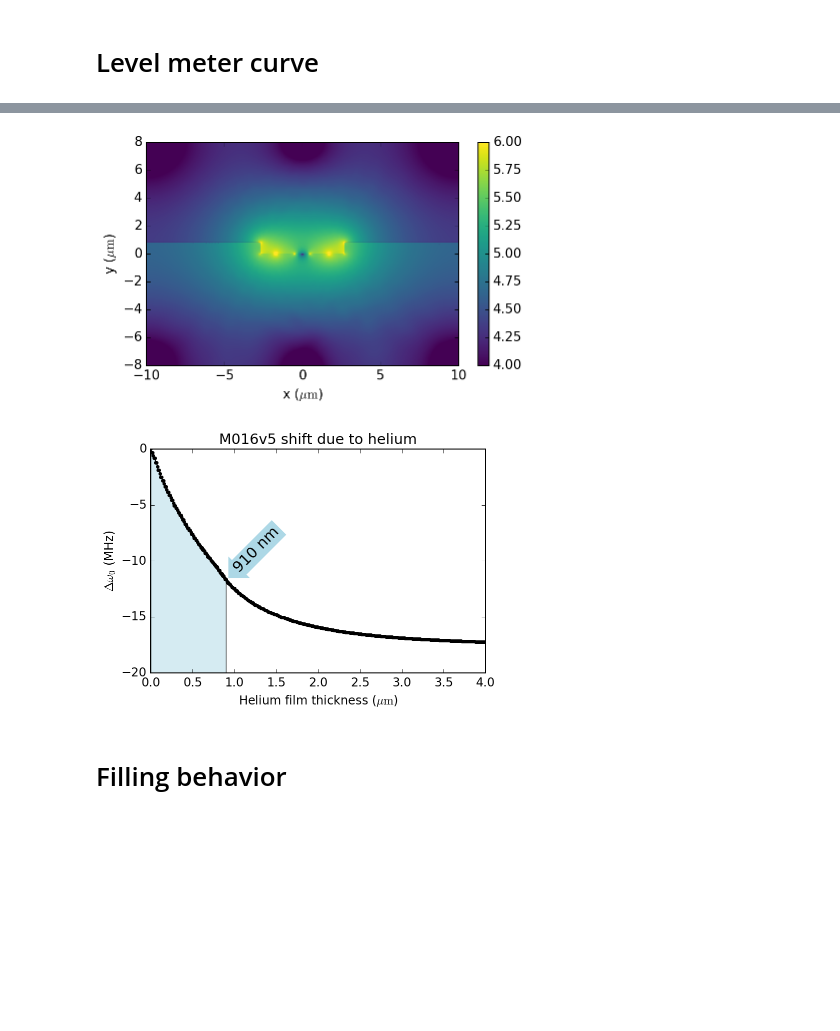
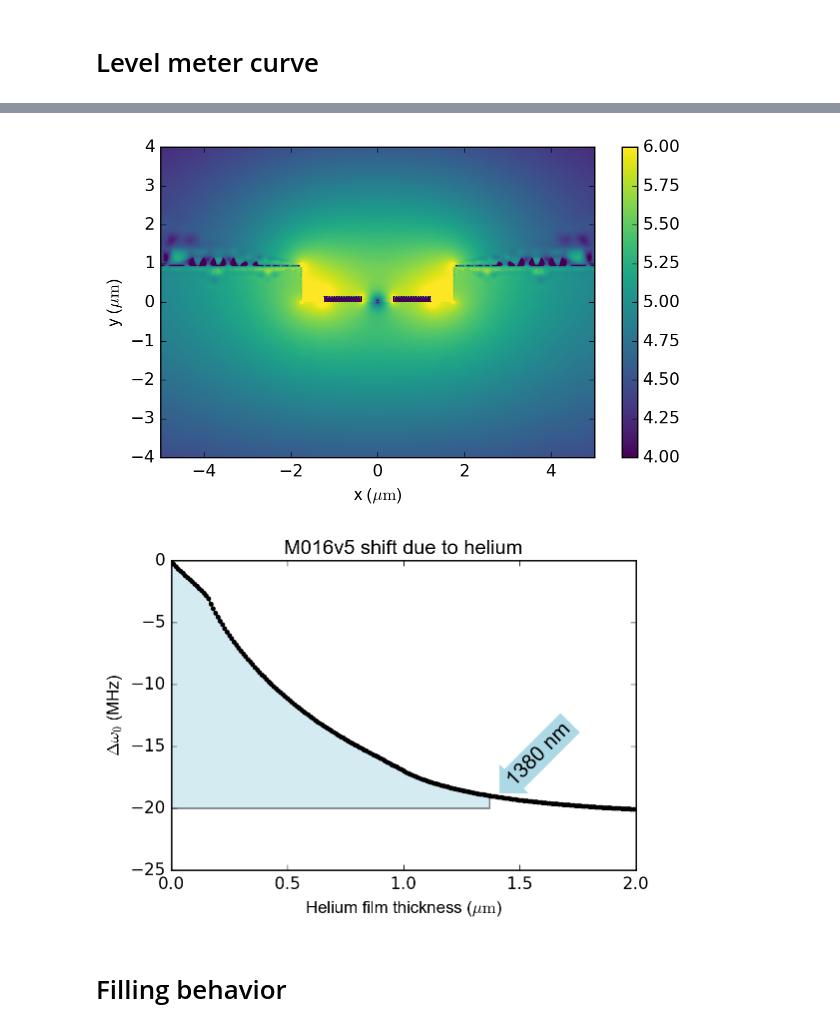
Before and after one commit to gkoolstra/ipython-notebooks, a Jupyter notebook: 20160530 - Master simulation notebook.ipynb, the cells around one changed output, grey strips where cells are left out. Drawn from its saved outputs; the diff is of its cells as text; code cells hidden in the pictures; blank space fills up the shorter version.

```diff
--- a/20160530 - Master simulation notebook.ipynb
+++ b/20160530 - Master simulation notebook.ipynb
@@ -35,6 +36,7 @@ $.getScript('https://kmahelona.github.io/ipython_notebook_goodies/ipython_notebo
 # Resonator MW potential
 # %%
 # Load the data from the dsp file:
-path = r'/mnt/s/_Data/160513 - EonHe M016v5/data/simulation/Maxwell/160525 - Resonator XZ cut/160601 - M016v5 resonator xz cut Ex.dsp'
+path=r"/Volumes/slab/Gerwin/Electron on helium/Maxwell/M018 Yggdrasil/M018V4/DifferentialModeEx.dsp"
+#path = r'/mnt/s/_Data/160513 - EonHe M016v5/data/simulation/Maxwell/160525 - Resonator XZ cut/160601 - M016v5 resonator xz cut Ex.dsp'
 #path = r'S:\_Data\160513 - EonHe M016v5\data\simulation\Maxwell\160525 - Resonator XZ cut\160601 - M016v5 resonator xz cut Ex.dsp'
 elements, nodes, elem_solution, bounding_box = import_data.load_dsp(path)
@@ -75,6 +76,7 @@ The mean electric field over the range (-0.00025, 0.00025) is 0.2972 V/um.
 # Level meter curve
 # %%
 # Load the data from the dsp file:
-path = r'/mnt/s/_Data/160513 - EonHe M016v5/data/simulation/Maxwell/160525 - Resonator XZ cut/160530 - M016v5 resonator xz cut magE.dsp'
+path=r"/Volumes/slab/Gerwin/Electron on helium/Maxwell/M018 Yggdrasil/M018V4/DCBiasPotentialMagE.dsp"
+#path = r'/mnt/s/_Data/160513 - EonHe M016v5/data/simulation/Maxwell/160525 - Resonator XZ cut/160530 - M016v5 resonator xz cut magE.dsp'
 #path = r'S:\_Data\160513 - EonHe M016v5\data\simulation\Maxwell\160525 - Resonator XZ cut\160530 - M016v5 resonator xz cut magE.dsp'
 elements, nodes, elem_solution, bounding_box = import_data.load_dsp(path)
@@ -89,0 +83,25 @@ xinterp, yinterp, Uinterp = interpolate_slow.plot_BC(xdata, ydata, Udata, xeval=
+# %%
+h = 0.78E-3
+
+xeval = anneal.construct_symmetric_y(-5, 501)
+yeval = np.linspace(-5, 5, 1001)
+
+plt.figure(figsize=(7.,4.))
+xdata, ydata, Udata = interpolate_slow.prepare_for_interpolation(elements, nodes, elem_solution)
+xinterp, yinterp, Uinterp = interpolate_slow.evaluate_on_grid(xdata, ydata, Udata, xeval=xeval,
+                                                     yeval=yeval, clim=None, plot_mesh=False, plot_data=False,
+                                                     plot_axes='xy', cmap=plt.cm.viridis)
+
+# Mirror around the y-axis
+ysize, xsize = np.shape(Uinterp)
+Uinterp_symmetric = np.zeros((ysize, 2*xsize))
+Uinterp_symmetric[:, :xsize] = Uinterp
+Uinterp_symmetric[:, xsize:] = Uinterp[:, ::-1]
+
+x_symmetric = np.zeros((ysize, 2*xsize))
+x_symmetric[:, :xsize] = xinterp
+x_symmetric[:, xsize:] = -xinterp[:, ::-1]
+
+y_symmetric = np.zeros((ysize, 2*xsize))
+y_symmetric[:, :xsize] = yinterp
+y_symmetric[:, xsize:] = yinterp
@@ -90,10 +122,11 @@ xinterp, yinterp, Uinterp = interpolate_slow.plot_BC(xdata, ydata, Udata, xeval=
 # %%
 # This cell only serves as a test to see if integrate_energy gets the correct input
-integrate_energy(xinterp.T * 1E-3, yinterp.T * 1E-3, Uinterp.T, (-10E-6, +10E-6), (-8E-6, 8E-6), epsilon_r = 1.00,
+integrate_energy(x_symmetric.T * 1E-6, y_symmetric.T * 1E-6, Uinterp_symmetric.T, (-5E-6, +5E-6), (-4E-6, 4E-6),
+                 epsilon_r = 1.00,
                  do_plot=True, cmap=plt.cm.viridis, figsize=(7.,4.))
 plt.clim(4, 6)
 # %% [output]
-[figure, old version]
+[figure, new version]
 # %%
 # Note: this code takes into account that the walls of the channel are not made of a conductor.
 film_thickness = np.arange(0, 5E-6, 0.01E-6)
@@ -147,7 +180,7 @@ for f in tqdm(film_thickness):
 # %%
 from ipywidgets import interact
 
-w0_M016 = 5.67E9
+w0_M016 = 5.31E9
 resfreq_shift_M016 = -w0_M016*(1-1/np.sqrt(eps_ratio))
 
 fig1 = plt.figure(figsize=(6.,4.))
@@ -157,7 +190,7 @@ def plot_red_line(shift=-10):
     plt.plot(film_thickness*1E6, resfreq_shift_M016/1E6, '.-', color='k')
     plt.xlabel(r'Helium film thickness ($\mu\mathrm{m}$)')
     plt.ylabel(r'$\Delta \omega_0$ (MHz)')
-    plt.xlim(0, 4)
+    plt.xlim(0, 2)
     plt.title("M016v5 shift due to helium")
 
     index = common.find_nearest(resfreq_shift_M016/1E6, shift)
@@ -172,7 +205,7 @@ def plot_red_line(shift=-10):
 
 interact(plot_red_line, shift=(-19, 0, +0.1));
 # %% [output]
-[figure, old version]
+[figure, new version]
 # %% [markdown]
 # Filling behavior
 # %%
```
Also changed, not shown: parts of 7 cells of this notebook, 6 other files.
